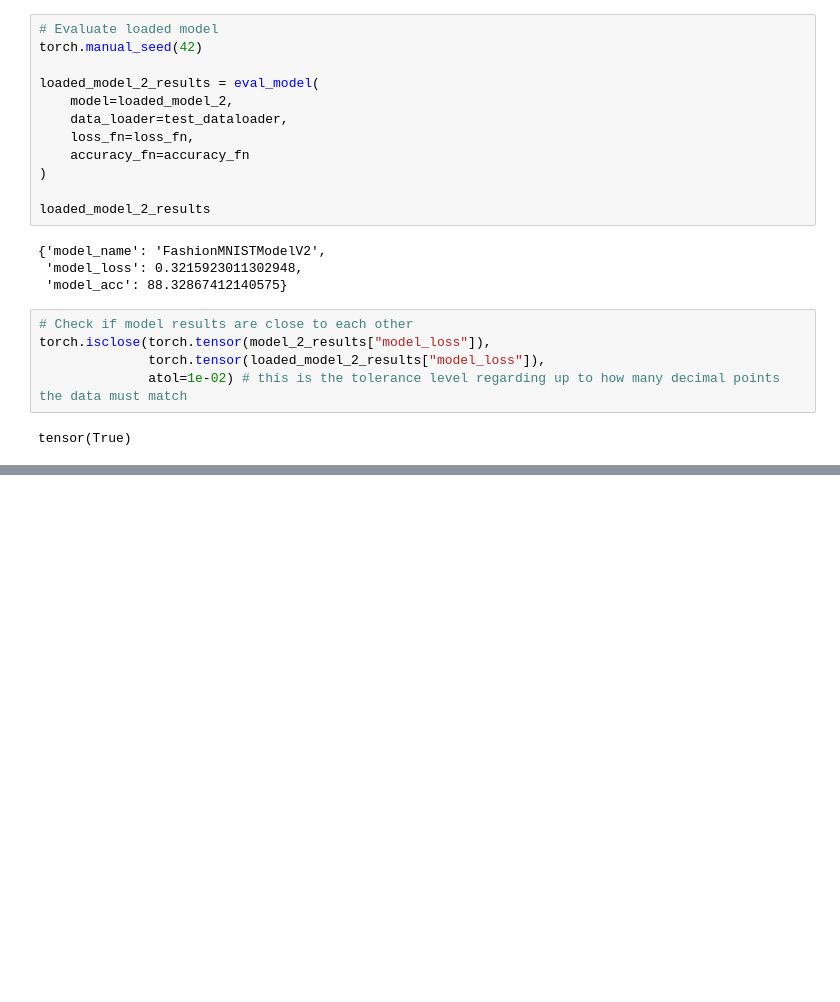
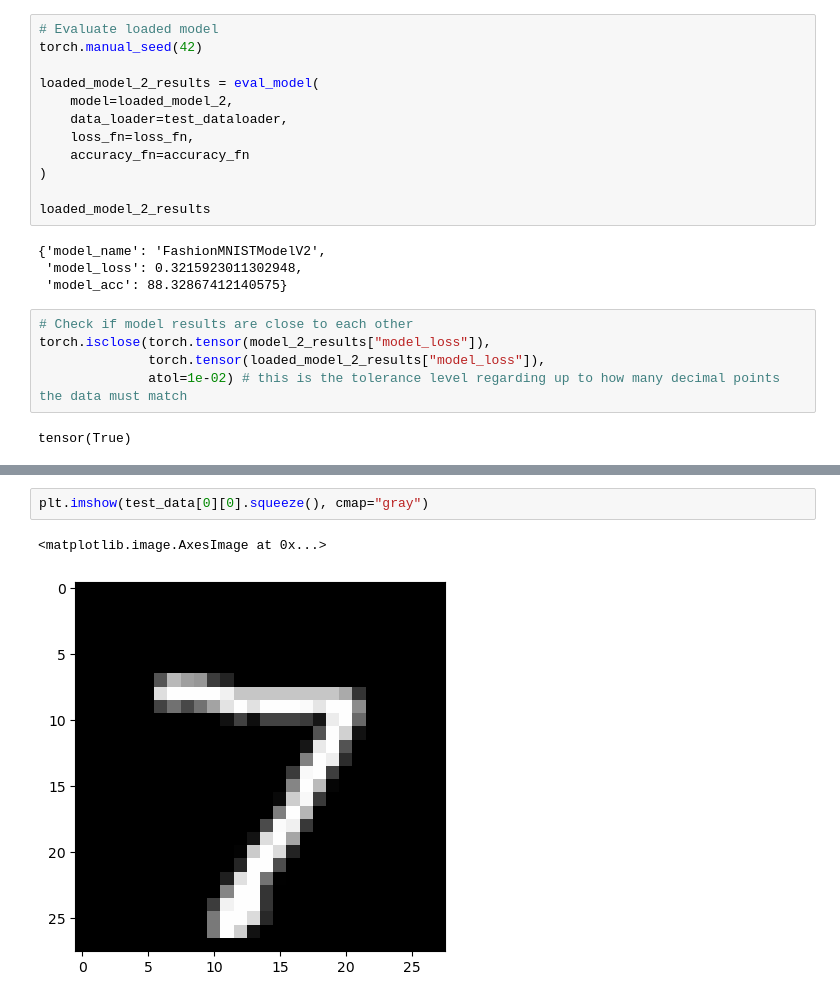
Before and after one commit to Aaron-Serpilin/Zero-To-Mastery-Pytorch, a Jupyter notebook: Fundamentals/03_PyTorch_Computer_Vision.ipynb, the cells around one changed output, grey strips where cells are left out. Saved outputs shown, nothing was run; the diff lists cells and outputs as text; blank space fills up the shorter version.

```diff
--- a/Fundamentals/03_PyTorch_Computer_Vision.ipynb
+++ b/Fundamentals/03_PyTorch_Computer_Vision.ipynb
@@ -1320,0 +1669,5 @@ tensor(True)
+# %%
+plt.imshow(test_data[0][0].squeeze(), cmap="gray")
+# %% [output]
+<matplotlib.image.AxesImage at 0x...>
+[figure, added]
```
Also changed, not shown: parts of 17 cells of this notebook, 10 other files.
